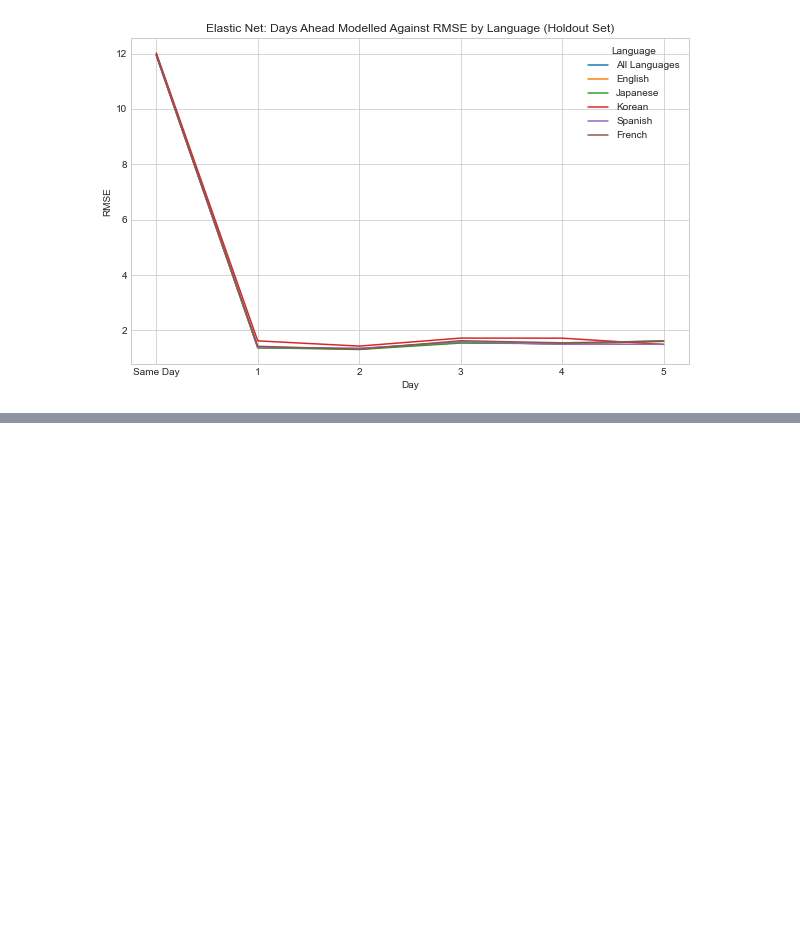
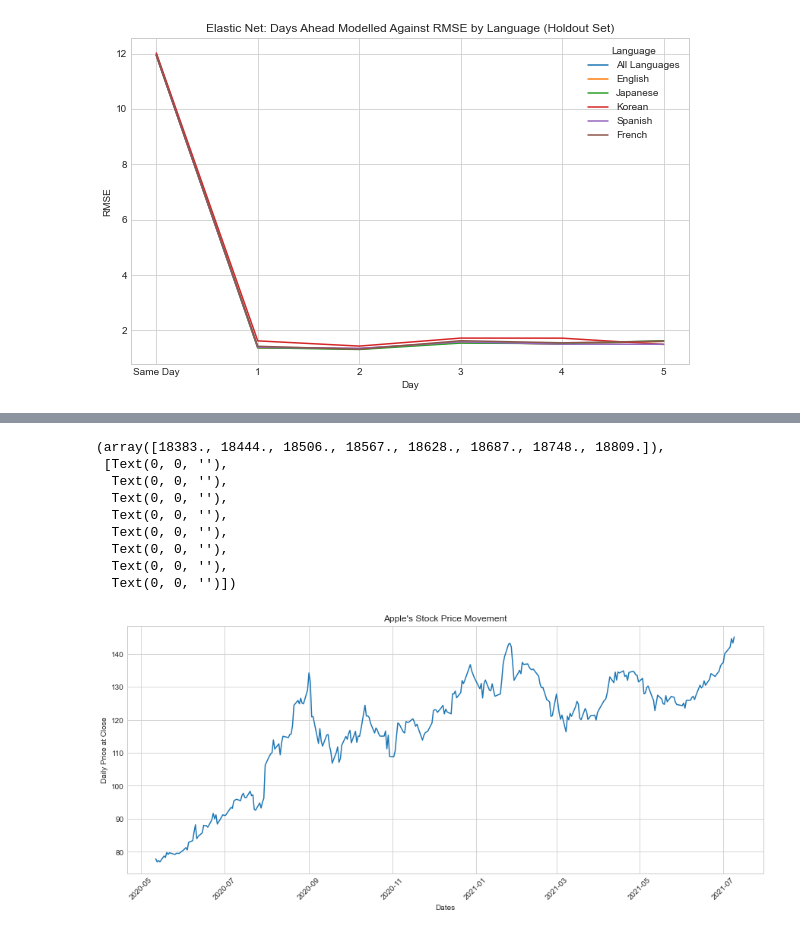
Before and after one commit to nathanindrakumar/Final_Project, a Jupyter notebook: Untitled1.ipynb, the cells around one changed output, grey strips where cells are left out. Drawn from its saved outputs; the diff is of its cells as text; code cells hidden in the pictures; blank space fills up the shorter version.

```diff
--- a/Untitled1.ipynb
+++ b/Untitled1.ipynb
@@ -486,0 +521,19 @@ ax.set(xlabel='Day',ylabel='RMSE',title='Elastic Net: Days Ahead Modelled Agains
+# %%
+plt.style.use('seaborn-whitegrid')
+fig_dims = (15, 6)
+fig, ax = plt.subplots(figsize=fig_dims)
+sns.lineplot(x=price['usedate'],y=price['Close/Last'])
+ax.set(xlabel='Dates',ylabel='Daily Price at Close',title="Apple's Stock Price Movement")
+plt.xticks(rotation=45)
+# ax.axhline(y=0, ls='-', c='black')
+# %% [output]
+(array([18383., 18444., 18506., 18567., 18628., 18687., 18748., 18809.]),
+ [Text(0, 0, ''),
+  Text(0, 0, ''),
+  Text(0, 0, ''),
+  Text(0, 0, ''),
+  Text(0, 0, ''),
+  Text(0, 0, ''),
+  Text(0, 0, ''),
+  Text(0, 0, '')])
+[figure, added]
```
Also changed, not shown: parts of 2 cells of this notebook, 22 other files.
